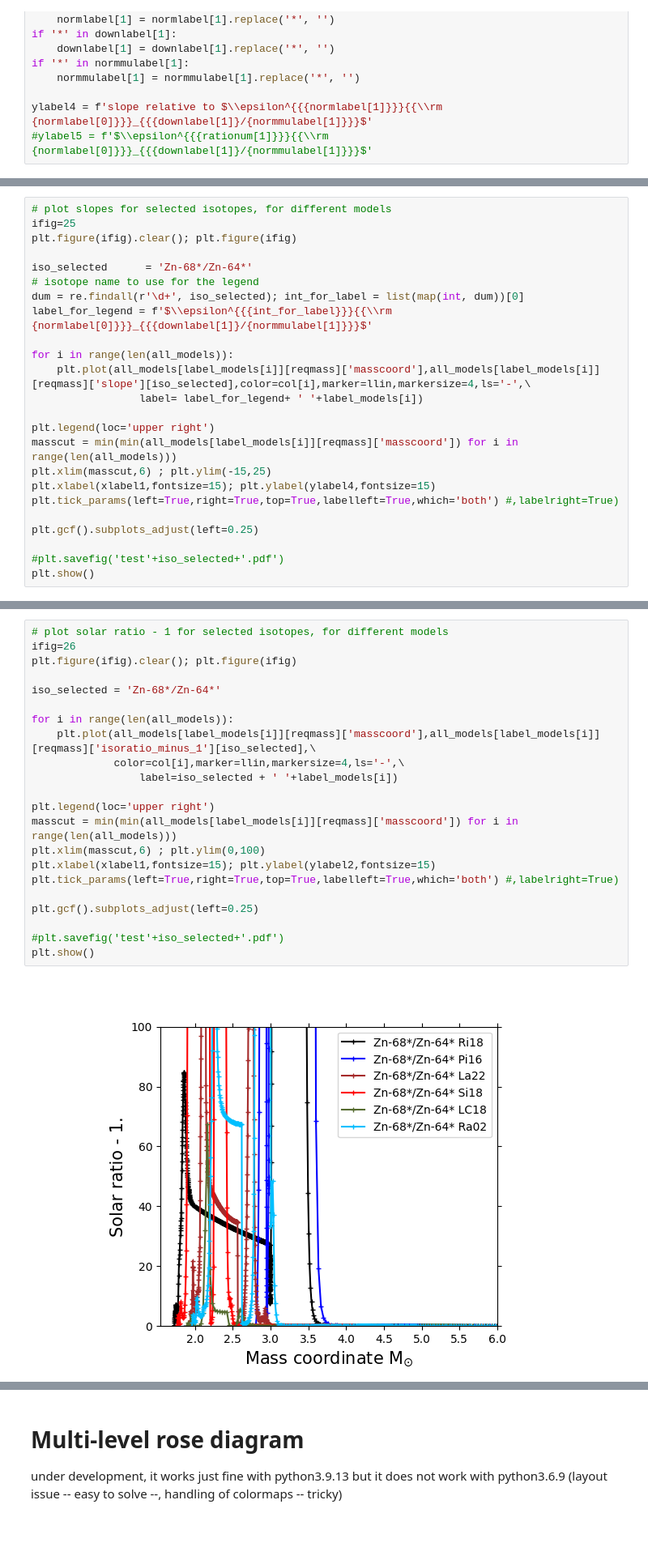
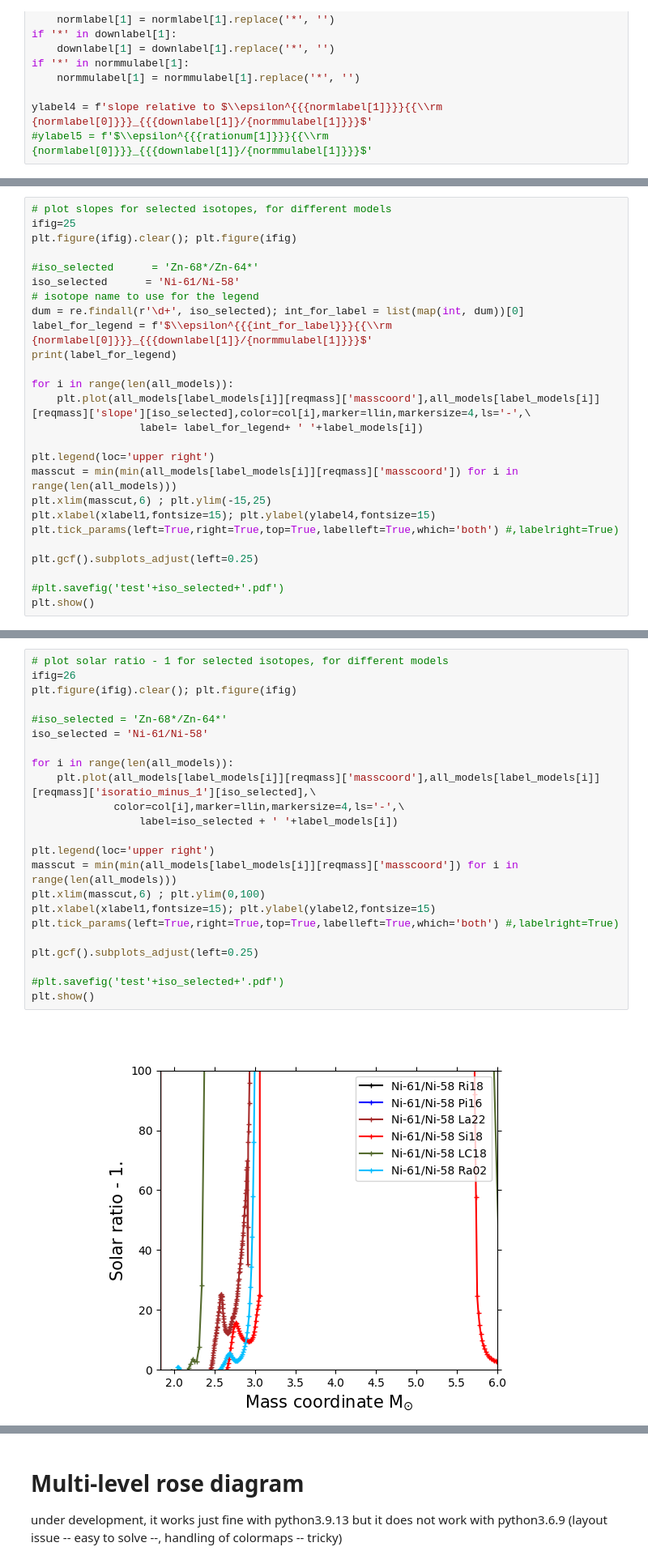
Before and after one commit to NuGrid/chetec-infra_WP9, a Jupyter notebook: simple_plot_v11.ipynb, the cells around one changed output, grey strips where cells are left out. Shown at 81% size. Saved outputs shown, nothing was run; the diff lists cells and outputs as text; blank space fills up the shorter version.

```diff
--- a/simple_plot_v11.ipynb
+++ b/simple_plot_v11.ipynb
@@ -466,10 +480,12 @@ plt.show()
 ifig=25
 plt.figure(ifig).clear(); plt.figure(ifig)
 
-iso_selected      = 'Zn-68*/Zn-64*'
+#iso_selected      = 'Zn-68*/Zn-64*'
+iso_selected      = 'Ni-61/Ni-58'
 # isotope name to use for the legend
 dum = re.findall(r'\d+', iso_selected); int_for_label = list(map(int, dum))[0]
 label_for_legend = f'$\\epsilon^{{{int_for_label}}}{{\\rm {normlabel[0]}}}_{{{downlabel[1]}/{normmulabel[1]}}}$'
+print(label_for_legend)
 
 for i in range(len(all_models)):
     plt.plot(all_models[label_models[i]][reqmass]['masscoord'],all_models[label_models[i]][reqmass]['slope'][iso_selected],color=col[i],marker=llin,markersize=4,ls='-',\
@@ -519,27 +536,28 @@ plt.show()
 # %%
 # plot solar ratio - 1 for selected isotopes, for different models
 ifig=26
 plt.figure(ifig).clear(); plt.figure(ifig)
 
-iso_selected = 'Zn-68*/Zn-64*'
+#iso_selected = 'Zn-68*/Zn-64*'
+iso_selected = 'Ni-61/Ni-58'
 
 for i in range(len(all_models)):
     plt.plot(all_models[label_models[i]][reqmass]['masscoord'],all_models[label_models[i]][reqmass]['isoratio_minus_1'][iso_selected],\
              color=col[i],marker=llin,markersize=4,ls='-',\
                  label=iso_selected + ' '+label_models[i])
 
 plt.legend(loc='upper right')
 masscut = min(min(all_models[label_models[i]][reqmass]['masscoord']) for i in range(len(all_models)))
 plt.xlim(masscut,6) ; plt.ylim(0,100)
 plt.xlabel(xlabel1,fontsize=15); plt.ylabel(ylabel2,fontsize=15)
 plt.tick_params(left=True,right=True,top=True,labelleft=True,which='both') #,labelright=True)
 
 plt.gcf().subplots_adjust(left=0.25)
 
 #plt.savefig('test'+iso_selected+'.pdf')
 plt.show()
 # %% [output]
-[figure, old version]
+[figure, new version]
 # %%
 # abundance plot with mass vs mass coordinate with structure grid
 
```
Also changed, not shown: parts of 10 cells of this notebook, 2 other files.
